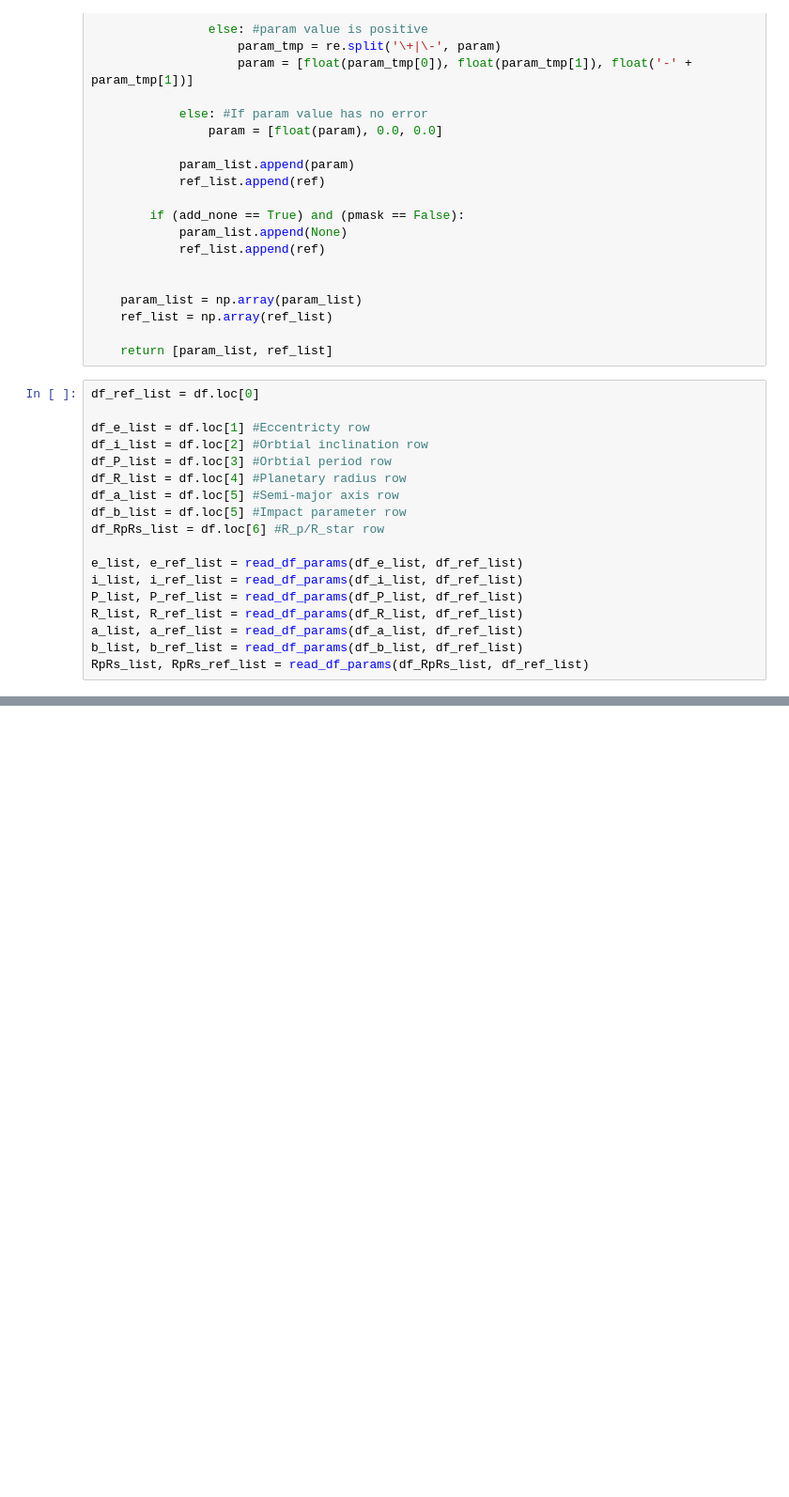
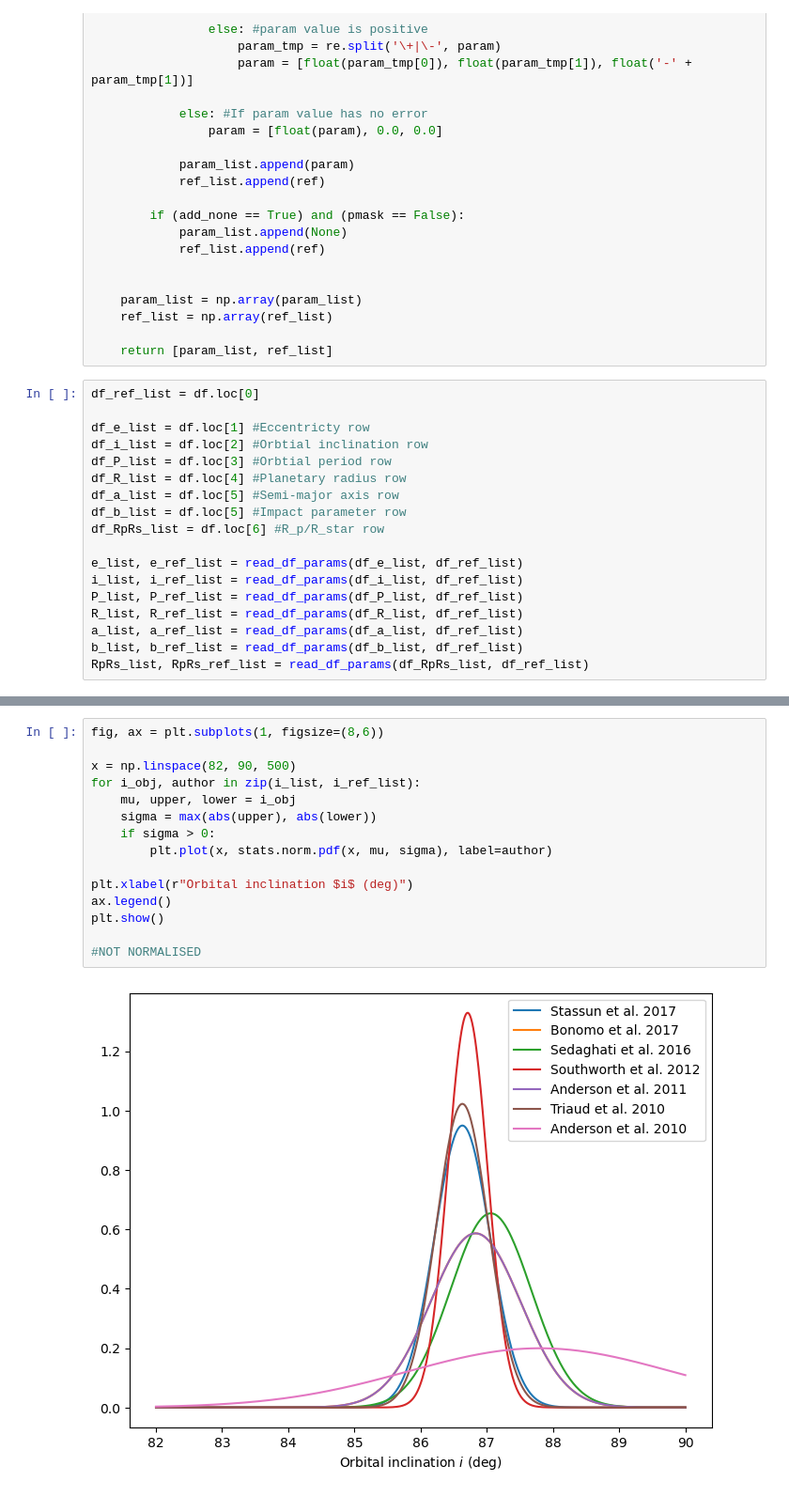
Before and after one commit to hrwakeford/MSci2022_TESS, a Jupyter notebook: WASP_17b_transit_fitting/v2_wasp_17b_literature_parameters.ipynb, the cells around one changed output, grey strips where cells are left out. Shown: that part at 94% size. Saved outputs shown, nothing was run; the diff lists cells and outputs as text; blank space fills up the shorter version.

Commit message:
added period, orbital inclination, planetary radius, semi-major axis

```diff
--- a/WASP_17b_transit_fitting/v2_wasp_17b_literature_parameters.ipynb
+++ b/WASP_17b_transit_fitting/v2_wasp_17b_literature_parameters.ipynb
@@ -147,3 +149,20 @@ plt.show()
 7.2e-06
 2.7e-07
 [figure]
+# %%
+fig, ax = plt.subplots(1, figsize=(8,6))
+
+x = np.linspace(82, 90, 500)
+for i_obj, author in zip(i_list, i_ref_list):
+    mu, upper, lower = i_obj
+    sigma = max(abs(upper), abs(lower))
+    if sigma > 0:
+        plt.plot(x, stats.norm.pdf(x, mu, sigma), label=author)
+
+plt.xlabel(r"Orbital inclination $i$ (deg)")
+ax.legend()
+plt.show()
+
+#NOT NORMALISED
+# %% [output]
+[figure, added]
```
Also changed, not shown: parts of 3 cells of this notebook.
